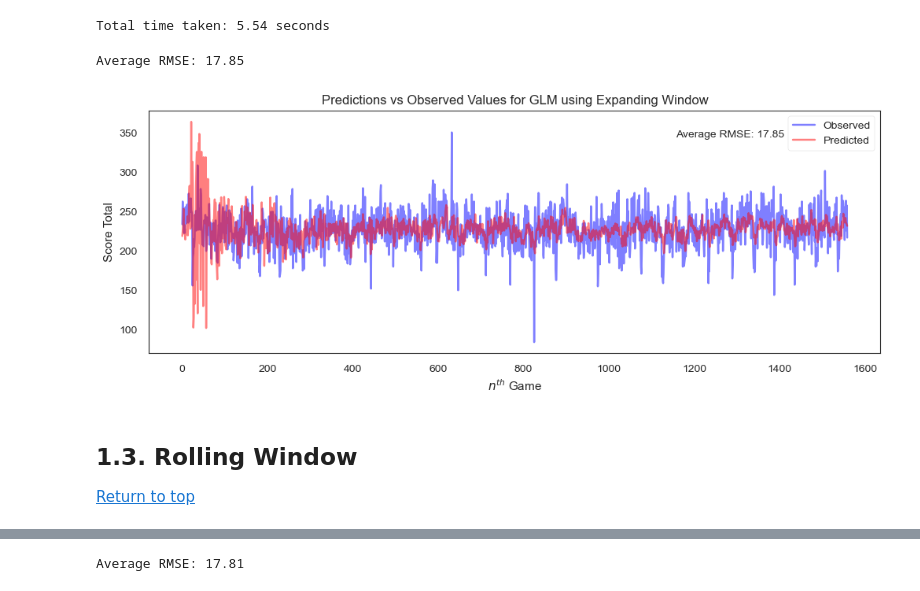
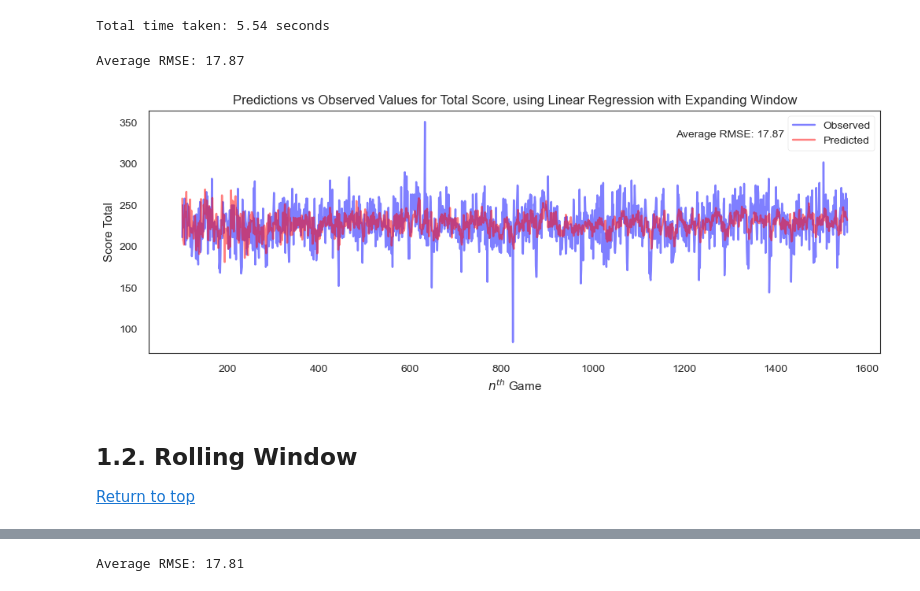
Before and after one commit to stevenworthington/sports_betting, a Jupyter notebook: code/6_nba_Baseline_Models.ipynb, the cells around one changed output, grey strips where cells are left out. Cells and saved outputs as stored; diff of their text form; code cells hidden in the pictures.

Commit message:
baseline models using rolling box scores for all 3 targets

```diff
--- a/code/6_nba_Baseline_Models.ipynb
+++ b/code/6_nba_Baseline_Models.ipynb
@@ -148,0 +176,3 @@ team_bs_matchups_roll_df.describe()
+# %%
+# filter data to later than 01/01/2023
+baseline_df = team_bs_matchups_roll_df[team_bs_matchups_roll_df['GAME_DATE'] >= '2023-01-01']
@@ -237,24 +278,32 @@ TRAIN: [ 0  1  2  3  4  5  6  7  8  9 10 11 12 13 14 15 16 17 18 19 20 21 22 23]
 # %%
-# initialize model
-glm = LinearRegression()
+start_time = time.time()
+
+# configuration for expanding window
+initial_train_size = 100  # starting size of the training set
+test_size = 1             # leave-one-out (LOO) cross-validation
+target_col = 'TOTAL_PTS'  # target column name
+df = baseline_pts_scaled  # data set to use
 
 # storage for predictions and RMSE
 predictions = []
 rmse_scores = []
 
-start_time = time.time()
+for train_indices, test_indices in utl.expanding_window_ts_split(
+    df, initial_train_size, test_size=test_size):
 
-# expanding window
-for train_index, test_index in tscv.split(X):
-    X_train, X_test = X.iloc[train_index], X.iloc[test_index]
-    y_train, y_test = y.iloc[train_index], y.iloc[test_index]
+    # get training and testing data for this window
+    X_train = df.iloc[train_indices].drop(columns=target_col)
+    y_train = df.iloc[train_indices][target_col]
+    X_test = df.iloc[test_indices].drop(columns=target_col)
+    y_test = df.iloc[test_indices][target_col]
 
     # fit model on training data and predict on test data
-    glm.fit(X_train, y_train)
-    prediction = glm.predict(X_test)
-    predictions.append(prediction[0])
+    lin_reg = LinearRegression()
+    lin_reg.fit(X_train, y_train)
+    prediction = lin_reg.predict(X_test)
+    predictions.extend(prediction)
 
-    # evaluate model
+    # get RMSE
     rmse = np.sqrt(mean_squared_error(y_test, prediction))
     rmse_scores.append(rmse)
 
@@ -264,30 +313,31 @@ print(f"Total time taken: {total_time:.2f} seconds")
 # %% [output]
 Total time taken: 5.54 seconds
 # %%
-# get average MSE over all splits
-average_rmse = np.mean(rmse_scores[100:])
-average_rmse_text = f"Average RMSE: {average_rmse:.2f}"
-print(average_rmse_text)
+# get average RMSE over all splits
+average_rmse = np.mean(rmse_scores)
+print(f"Average RMSE: {average_rmse:.2f}")
 # %% [output]
-Average RMSE: 17.85
+Average RMSE: 17.87
 # %%
-# get observations
-observed_values = y.iloc[1:]
+# observed values
+observed_values = df[target_col][initial_train_size:]
+# ensure that 'predictions' and 'observed_values' have the same length
+predictions_aligned = predictions[:len(observed_values)]
 
 # plot
 plt.figure(figsize=(12, 4))
 plt.plot(observed_values.index, observed_values, label='Observed', color='blue', alpha=0.5)
 plt.plot(observed_values.index, predictions, label='Predicted', color='red', alpha=0.5)
-plt.title('Predictions vs Observed Values for GLM using Expanding Window')
+plt.title('Predictions vs Observed Values for Total Score, using Linear Regression with Expanding Window')
 plt.xlabel(r'$n^{th}$ Game')
 plt.ylabel('Score Total')
-plt.text(x=0.72, y=0.92, s=average_rmse_text, transform=plt.gca().transAxes,
+plt.text(x=0.72, y=0.92, s=f"Average RMSE: {average_rmse:.2f}", transform=plt.gca().transAxes,
          ha='left', va='top', bbox=dict(facecolor='white', alpha=0.5))
 plt.legend();
 # %% [output]
-[figure, old version]
+[figure, new version]
 # %% [markdown]
-<a name="1.3.-Rolling-Window"></a>
-## 1.3. Rolling Window
+<a name="1.2.-Rolling-Window"></a>
+## 1.2. Rolling Window
 
 [Return to top](#Baseline-Models)
```
Also changed, not shown: parts of 46 cells of this notebook, 2 other files.
